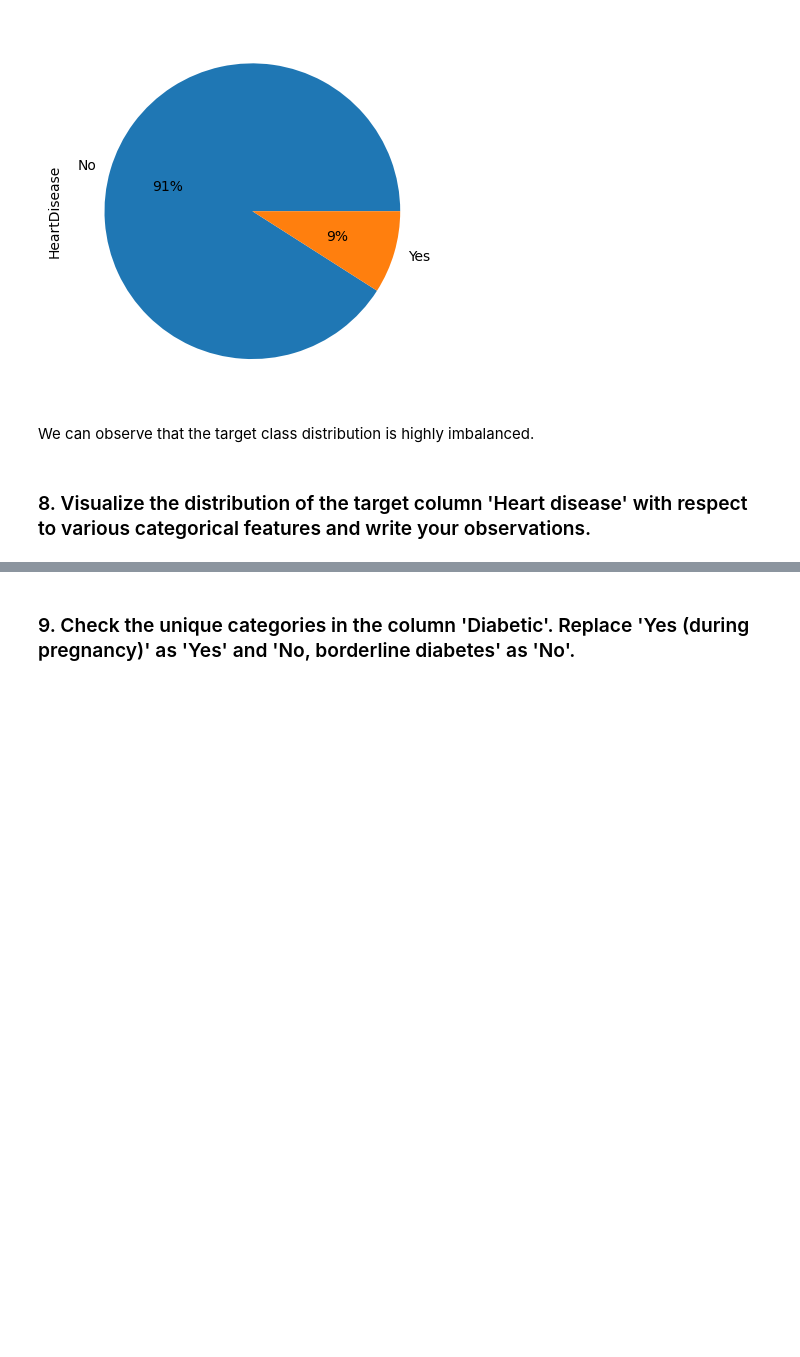
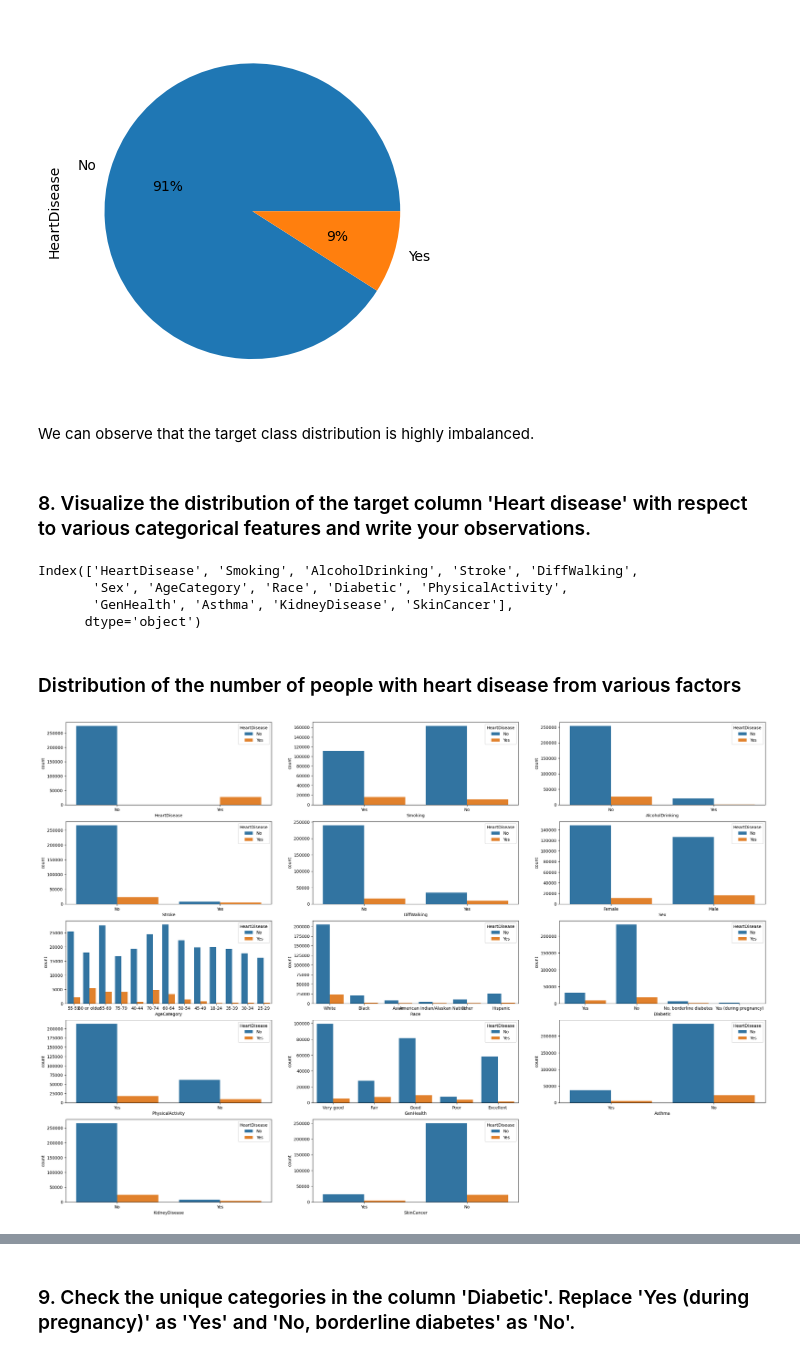
Before and after one commit to Jariwalajerry007/HarshkumarJariwala_Lab3_Python-for-DS, a Jupyter notebook: Supervised Learning - Lab Problem Statement.ipynb, the cells around one changed output, grey strips where cells are left out. Cells and saved outputs as stored; diff of their text form; code cells hidden in the pictures; blank space fills up the shorter version.

```diff
--- a/Supervised Learning - Lab Problem Statement.ipynb
+++ b/Supervised Learning - Lab Problem Statement.ipynb
@@ -202,3 +203,22 @@ plt.show()
 We can observe that the target class distribution is highly imbalanced.
 # %% [markdown]
 ### 8. Visualize the distribution of the target column 'Heart disease' with respect to various categorical features and write your observations.
+# %%
+categorical_features = df.select_dtypes(include=[np.object])
+categorical_features.columns
+# %% [output]
+Index(['HeartDisease', 'Smoking', 'AlcoholDrinking', 'Stroke', 'DiffWalking',
+       'Sex', 'AgeCategory', 'Race', 'Diabetic', 'PhysicalActivity',
+       'GenHealth', 'Asthma', 'KidneyDisease', 'SkinCancer'],
+      dtype='object')
+# %% [markdown]
+### Distribution of the number of people with heart disease from various factors
+# %%
+i = 1
+plt.figure(figsize = (30,25))
+for feature in categorical_features:
+    plt.subplot(6,3,i)
+    sns.countplot(x = feature,hue = 'HeartDisease' , data = df)
+    i +=1
+# %% [output]
+[figure, added]
```
Also changed, not shown: parts of 19 cells of this notebook.
